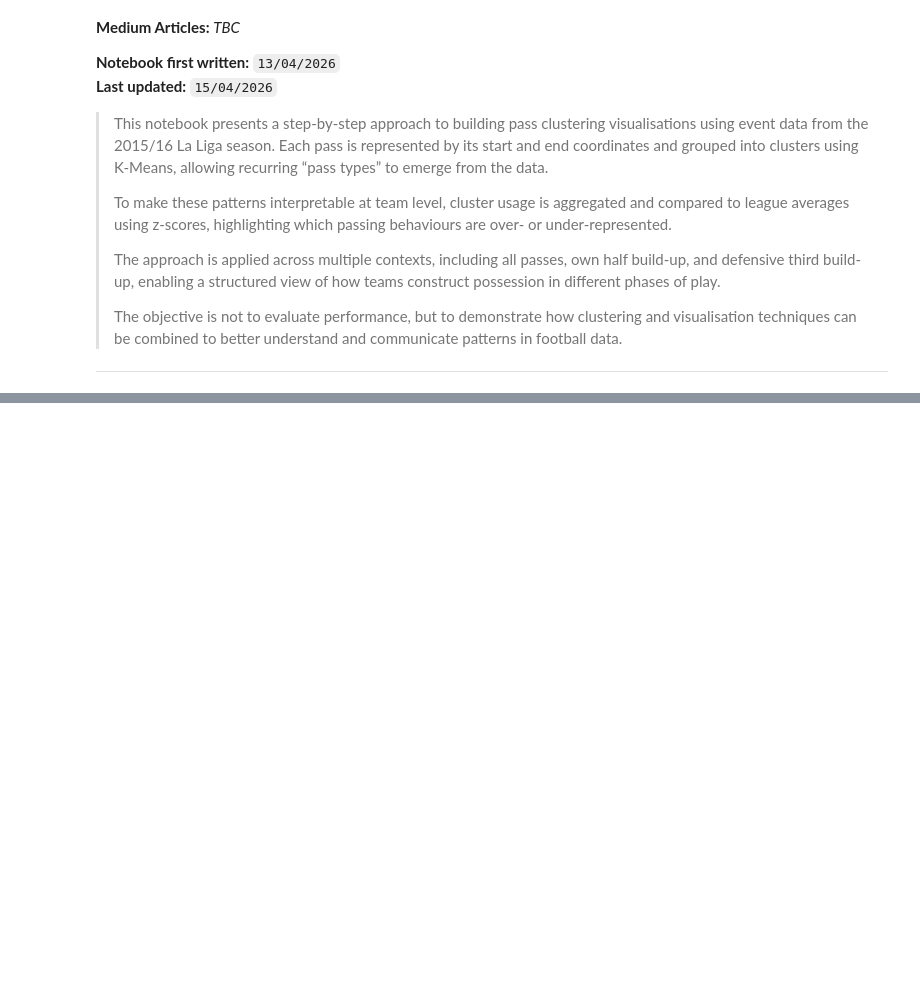
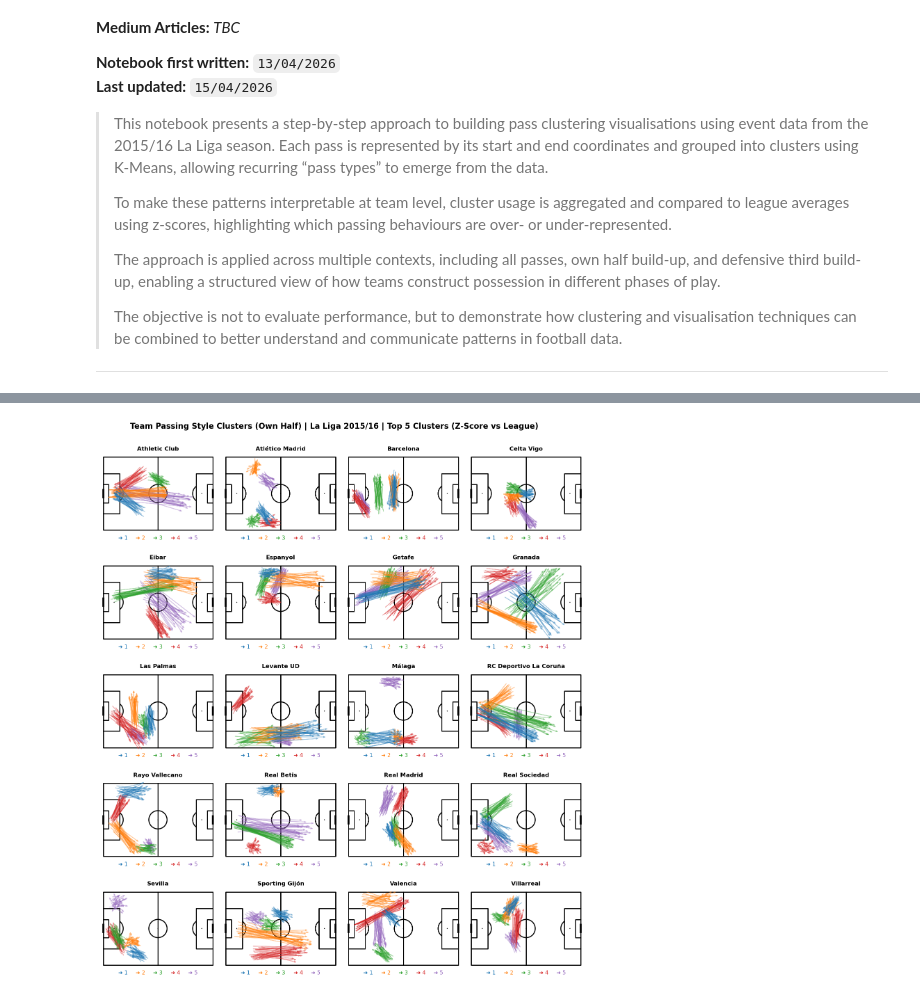
Before and after one commit to vickyfriss/Football-analytics, a Jupyter notebook: 202604 - 2 - Building Pass Clustering Visualisations.ipynb, the cells around one changed output, grey strips where cells are left out. Cells and saved outputs as stored; diff of their text form; code cells hidden in the pictures; blank space fills up the shorter version.

```diff
--- a/202604 - 2 - Building Pass Clustering Visualisations.ipynb
+++ b/202604 - 2 - Building Pass Clustering Visualisations.ipynb
@@ -1049,0 +53,11 @@ plot_all_teams_grid(n_cols=4, show_descriptions=False)
+# %%
+# Download Matches
+
+leagues = [(11, 27)]  # La Liga 2015/16
+
+matches_df = pd.concat([
+    sb.matches(competition_id=comp, season_id=season)
+    for comp, season in leagues
+], ignore_index=True)
+
+len(matches_df)
@@ -1049,0 +312,16 @@ plot_all_teams_grid(n_cols=4, show_descriptions=False)
+# %%
+# OWN HALF
+
+own_half = passes[passes["start_x"] <= 60].copy()
+
+df_own, scaler = run_clustering(own_half)
+dist_own = compute_zscores(df_own)
+
+plot_grid(
+    df_own,
+    dist_own,
+    scaler,
+    "Team Passing Style Clusters (Own Half) | La Liga 2015/16 | Top 5 Clusters (Z-Score vs League)"
+)
+# %% [output]
+[figure, added]
```
Also changed, not shown: parts of 39 cells of this notebook.
